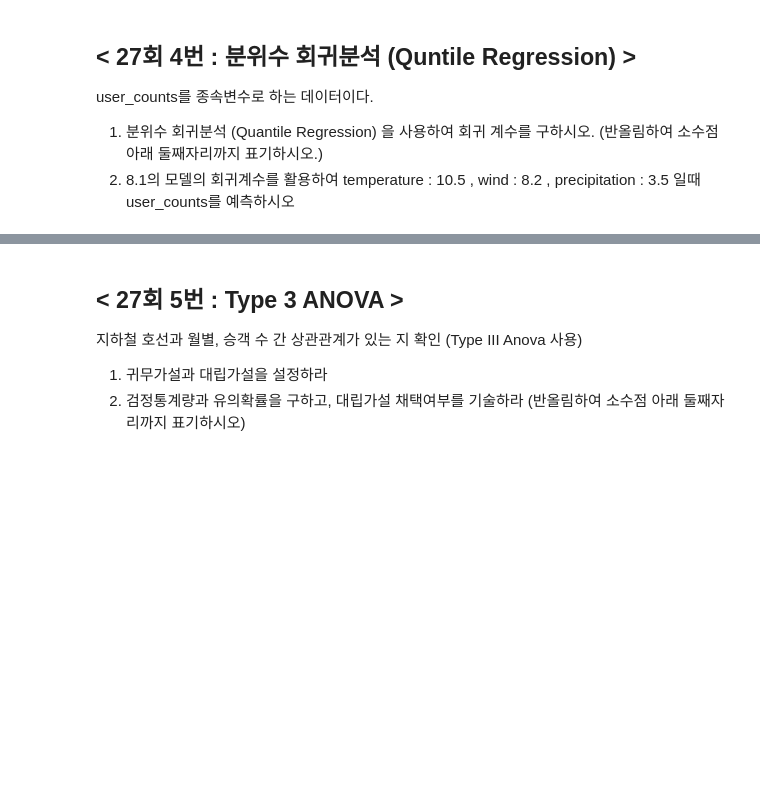
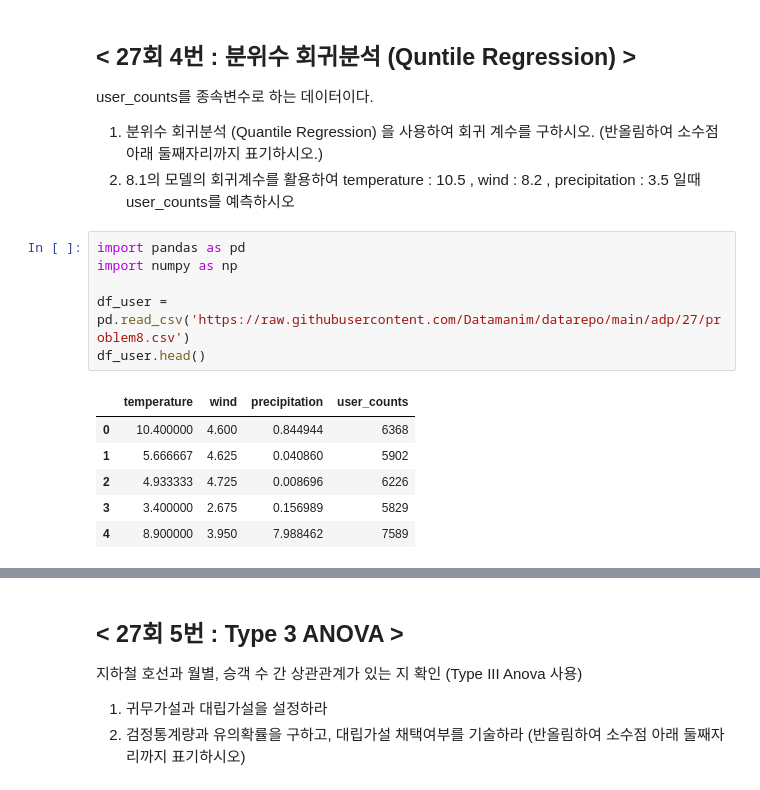
Before and after one commit to Minju-nimm/ADP, a Jupyter notebook: 기출/ADP_통계기출_28_25.ipynb, the cells around one changed output, grey strips where cells are left out. Saved outputs shown, nothing was run; the diff lists cells and outputs as text; blank space fills up the shorter version.

```diff
--- a/기출/ADP_통계기출_28_25.ipynb
+++ b/기출/ADP_통계기출_28_25.ipynb
@@ -310,3 +511,16 @@ WilcoxonResult(statistic=64.5, pvalue=0.24125289916992188)
 user_counts를 종속변수로 하는 데이터이다.
 1. 분위수 회귀분석 (Quantile Regression) 을 사용하여 회귀 계수를 구하시오. (반올림하여 소수점 아래 둘째자리까지 표기하시오.)
 2. 8.1의 모델의 회귀계수를 활용하여 temperature : 10.5 , wind : 8.2 , precipitation : 3.5 일때 user_counts를 예측하시오
+# %%
+import pandas as pd
+import numpy as np
+
+df_user = pd.read_csv('https://raw.githubusercontent.com/Datamanim/datarepo/main/adp/27/problem8.csv')
+df_user.head()
+# %% [output]
+|  | temperature | wind | precipitation | user_counts |
+| 0 | 10.400000 | 4.600 | 0.844944 | 6368 |
+| 1 | 5.666667 | 4.625 | 0.040860 | 5902 |
+| 2 | 4.933333 | 4.725 | 0.008696 | 6226 |
+| 3 | 3.400000 | 2.675 | 0.156989 | 5829 |
+| 4 | 8.900000 | 3.950 | 7.988462 | 7589 |
```
Also changed, not shown: parts of 25 cells of this notebook, 4 other files.
